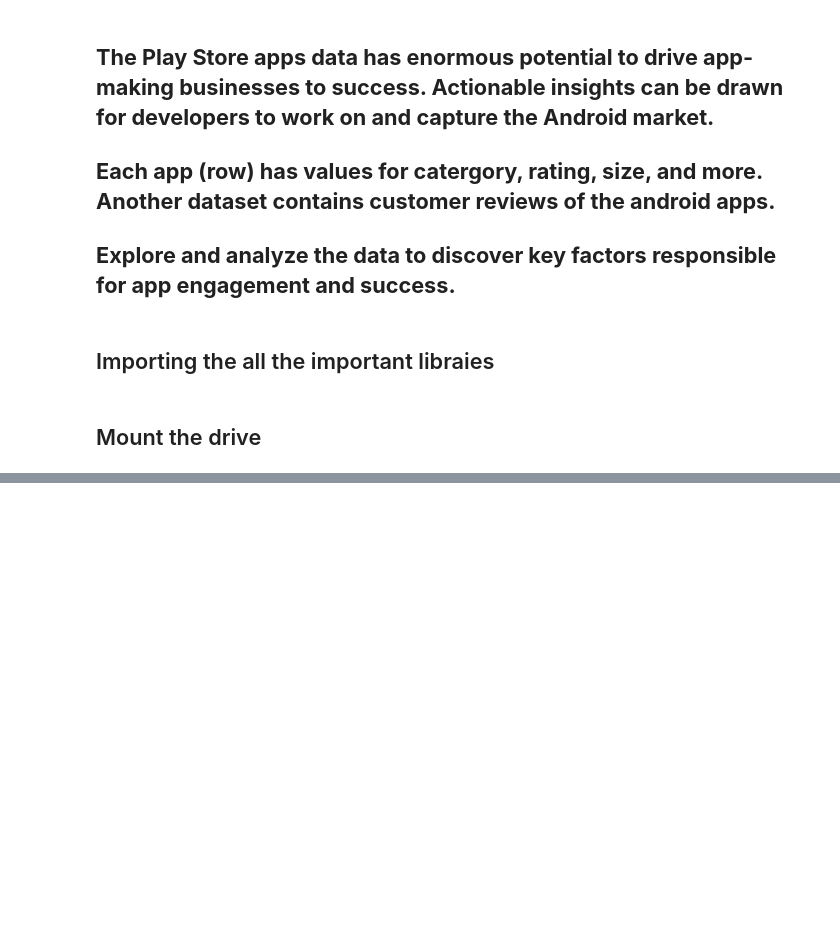
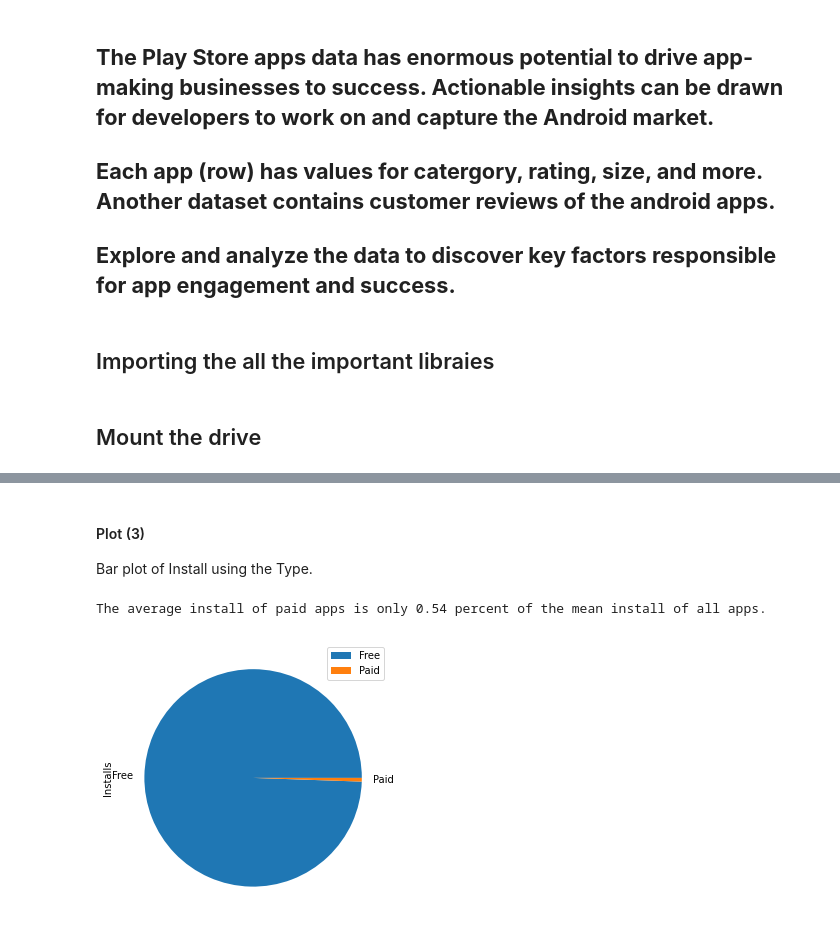
Before and after one commit to BharatSingla12/Play-Store-App-Review-Analysis-EDA-, a Jupyter notebook: Play_Store_App_Review_Analysis_Capstone_Project.ipynb, the cells around one changed output, grey strips where cells are left out. Saved outputs shown, nothing was run; the diff lists cells and outputs as text; code cells hidden in the pictures; blank space fills up the shorter version.

```diff
--- a/Play_Store_App_Review_Analysis_Capstone_Project.ipynb
+++ b/Play_Store_App_Review_Analysis_Capstone_Project.ipynb
@@ -141,0 +398,12 @@ df.head(5)
+# %% [markdown]
+#### Plot (3)
+Bar plot of Install using the Type.
+# %%
+df1 = df[['Installs', 'Type']].groupby('Type', as_index=True).mean().sort_values(by='Installs', ascending=False)
+percentage = round((df1.loc['Paid','Installs']/(df1.loc['Paid','Installs']+df1.loc['Free','Installs']))*100, 2)
+print(f'The average install of paid apps is only {percentage} percent of the mean install of all apps.')
+df1.plot(y ='Installs', kind='pie', figsize  = (5,5))
+plt.show()
+# %% [output]
+The average install of paid apps is only 0.54 percent of the mean install of all apps.
+[figure, added]
```
Also changed, not shown: parts of 110 cells of this notebook.
